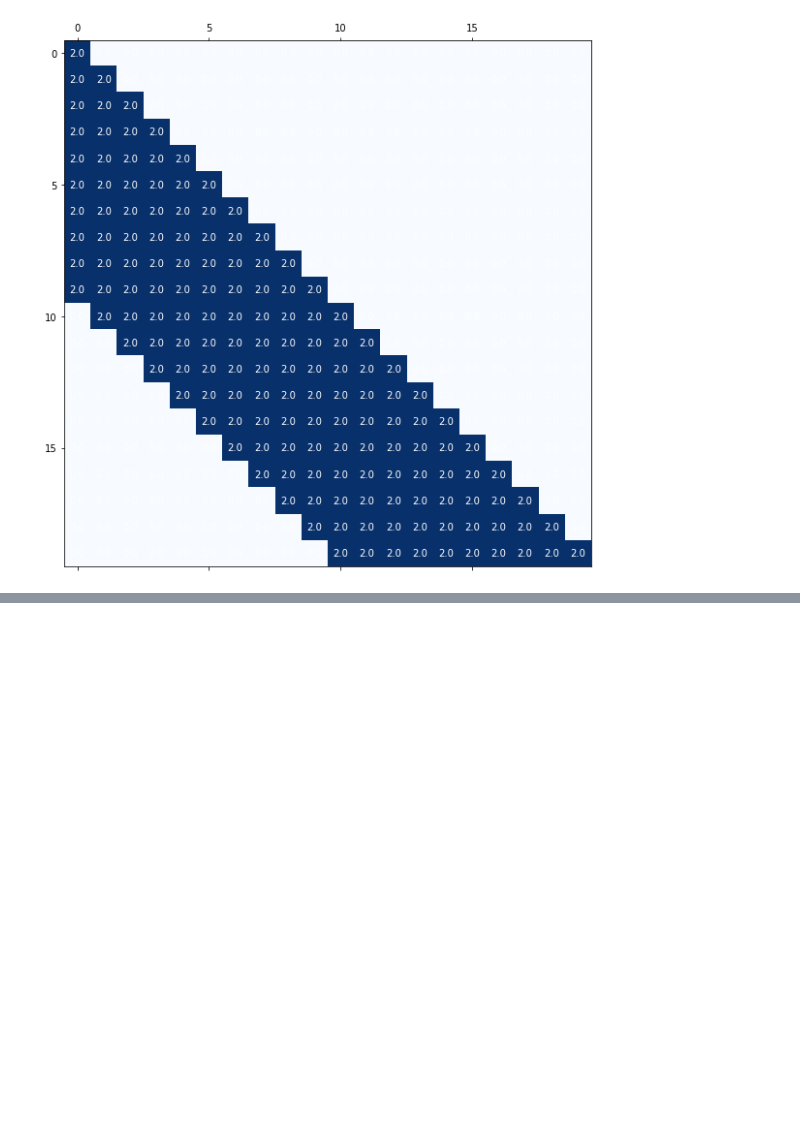
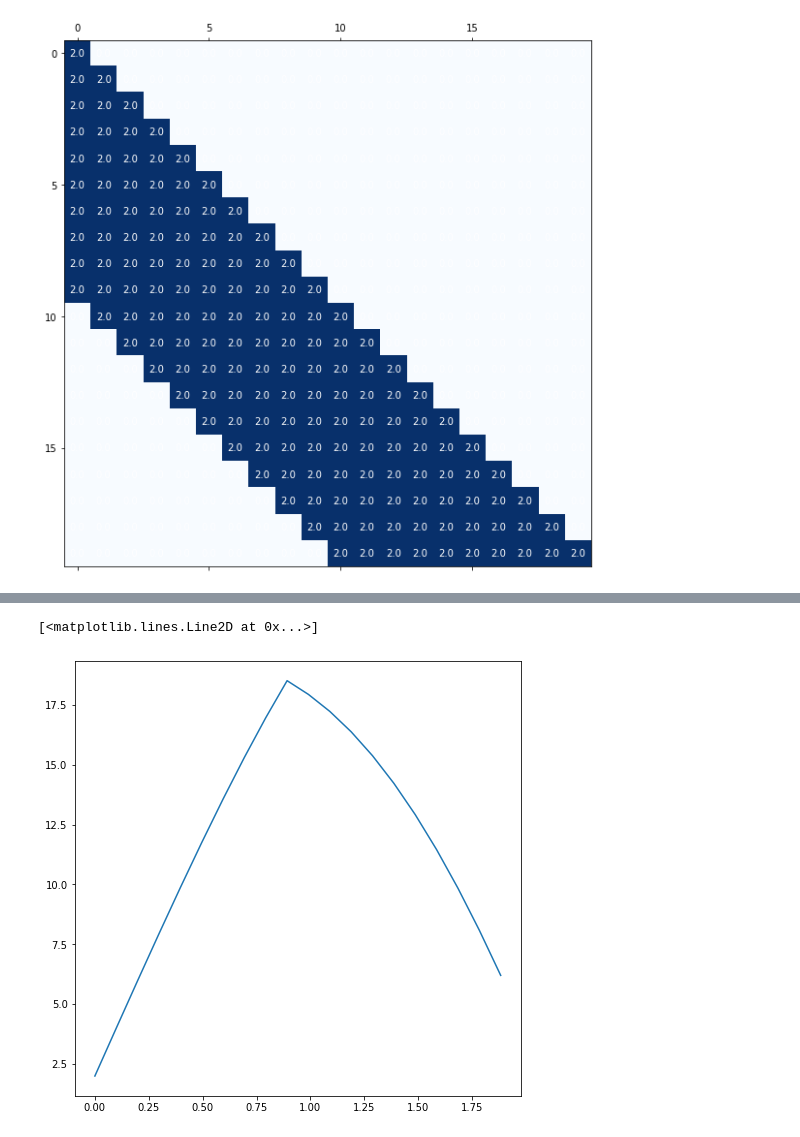
Before and after one commit to psukphranee/Python, a Jupyter notebook: SAR_scratch_3.ipynb, the cells around one changed output, grey strips where cells are left out. Cells and saved outputs as stored; diff of their text form; code cells hidden in the pictures; blank space fills up the shorter version.

```diff
--- a/SAR_scratch_3.ipynb
+++ b/SAR_scratch_3.ipynb
@@ -264,0 +263,18 @@ t
+# %%
+#pulse train parameters
+A = 1; #pulse height
+tau = 5; #pulse width
+k = .05; #chirp rate
+f_c = .1; #carrier freq
+PRT = 10 #Pulse repetition period
+# %%
+#create time vector
+t = np.linspace(0, 99, 1000).reshape(1,-1)
+#prepreocess time vector to make periodic
+t_mod = t % PRT
+
+#pulse
+P = generate_LFM_Pulse(time_array=t_mod, pulse_height=A, pulse_width=tau, chirp_rate=k, carrier_frequency=f_c)
+
+#plot
+plot_train(t, t_mod, P)
@@ -264,0 +283,9 @@ t
+# %%
+n_g = 20 #number of ground elements
+dg = .05 #ground time step size
+ds = t[0,1] - t[0,0,] #pulse time step size
+
+t_delay = delay_to_index(num_elements=n_g, delay_step_size=dg, pulse_step_size=ds)
+
+Conv_Mat = generate_Convolution_Matrix(window_size=n_g, index_shift_vector=t_delay)
+plot_convolution_matrix(Conv_Mat)
@@ -264,0 +294,8 @@ t
+# %%
+response = np.matmul(Conv_Mat, P[0,:n_g].transpose())
+# %%
+plt.figure(figsize=(8,8))
+plt.plot(t[0,:n_g], response)
+# %% [output]
+[<matplotlib.lines.Line2D at 0x...>]
+[figure, added]
```
Also changed, not shown: parts of 9 cells of this notebook.
